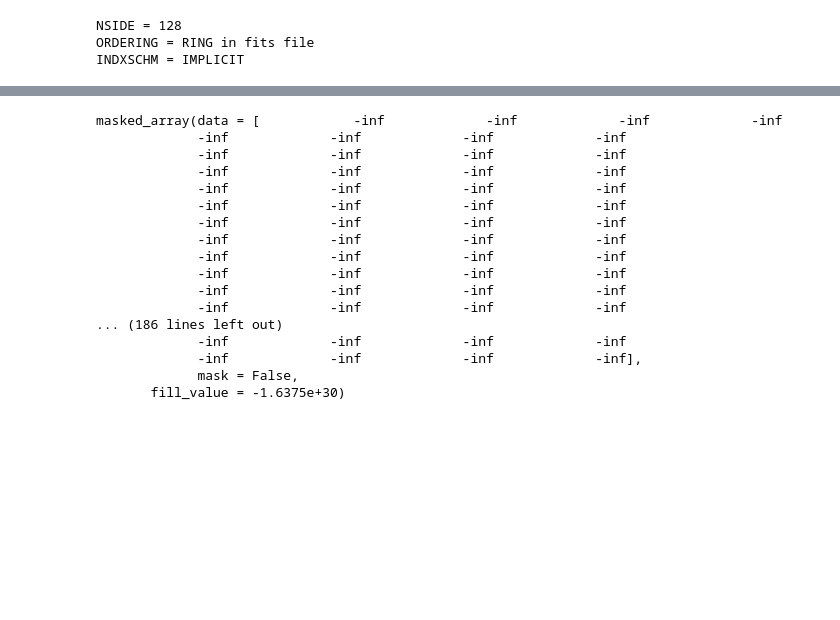
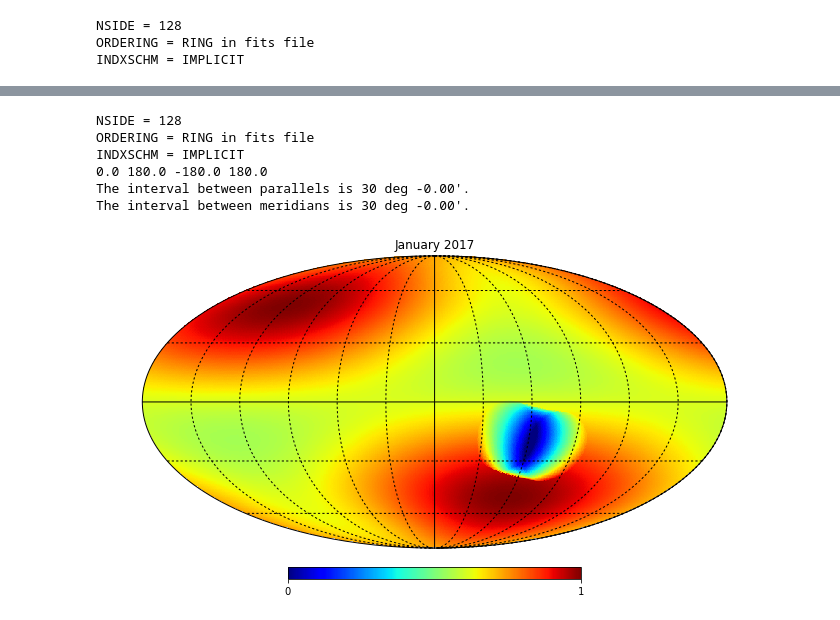
Before and after one commit to kperezsa/BNS-MergerRates, a Jupyter notebook: LIGO probability maps.ipynb, the cells around one changed output, grey strips where cells are left out. Cells and saved outputs as stored; diff of their text form; code cells hidden in the pictures; blank space fills up the shorter version.

```diff
--- a/LIGO probability maps.ipynb
+++ b/LIGO probability maps.ipynb
@@ -108,20 +107,0 @@ hp.px2ang(320000,kmap
-# %%
-kmap[]
-# %% [output]
-masked_array(data = [            -inf             -inf             -inf             -inf
-             -inf             -inf             -inf             -inf
-             -inf             -inf             -inf             -inf
-             -inf             -inf             -inf             -inf
-             -inf             -inf             -inf             -inf
-             -inf             -inf             -inf             -inf
-             -inf             -inf             -inf             -inf
-             -inf             -inf             -inf             -inf
-             -inf             -inf             -inf             -inf
-             -inf             -inf             -inf             -inf
-             -inf             -inf             -inf             -inf
-             -inf             -inf             -inf             -inf
-... (186 lines left out)
-             -inf             -inf             -inf             -inf
-             -inf             -inf             -inf             -inf],
-             mask = False,
-       fill_value = -1.6375e+30)
@@ -127,0 +110,12 @@ masked_array(data = [            -inf             -inf             -inf
+# %%
+janMap=hp.read_map("skyprior_cbc_hl_2017jan_sin0.400_0.125pi_fine_twilight.fits")
+hp.mollview(janMap/max(janMap),title="January 2017",cmap=cool_cmap)
+hp.graticule()
+# %% [output]
+NSIDE = 128
+ORDERING = RING in fits file
+INDXSCHM = IMPLICIT
+0.0 180.0 -180.0 180.0
+The interval between parallels is 30 deg -0.00'.
+The interval between meridians is 30 deg -0.00'.
+[figure, added]
```
Also changed, not shown: parts of 27 cells of this notebook.
